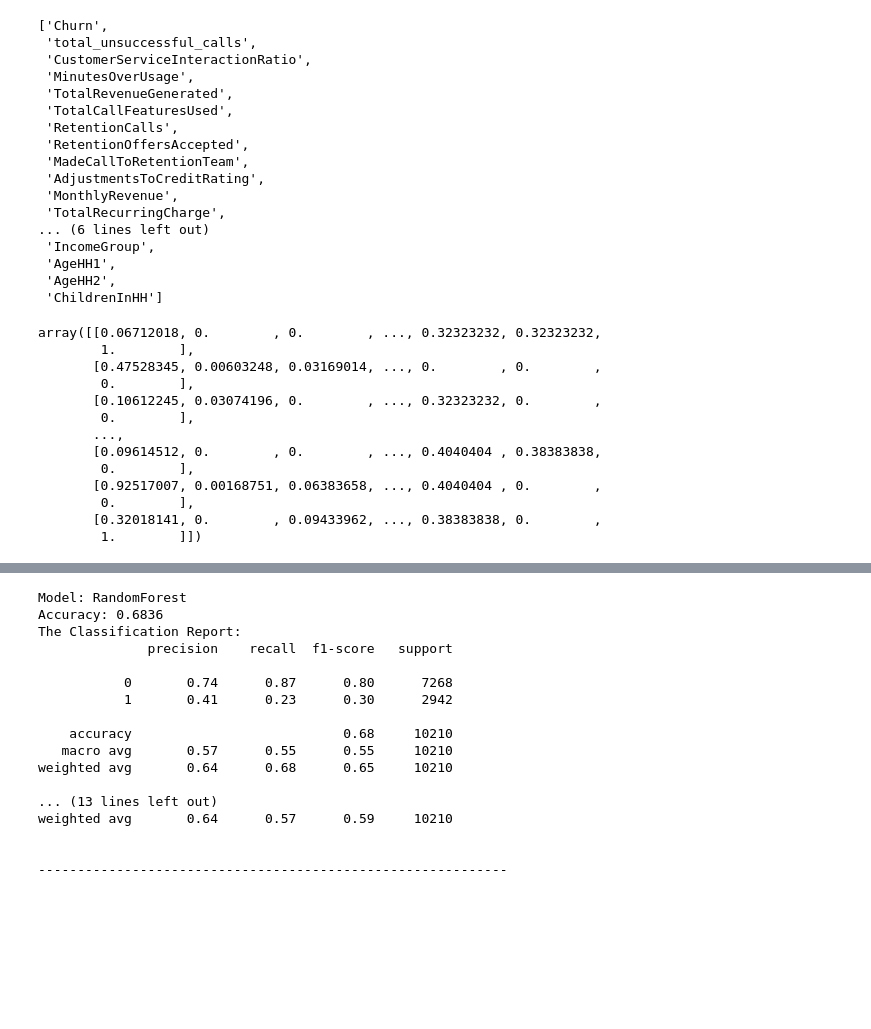
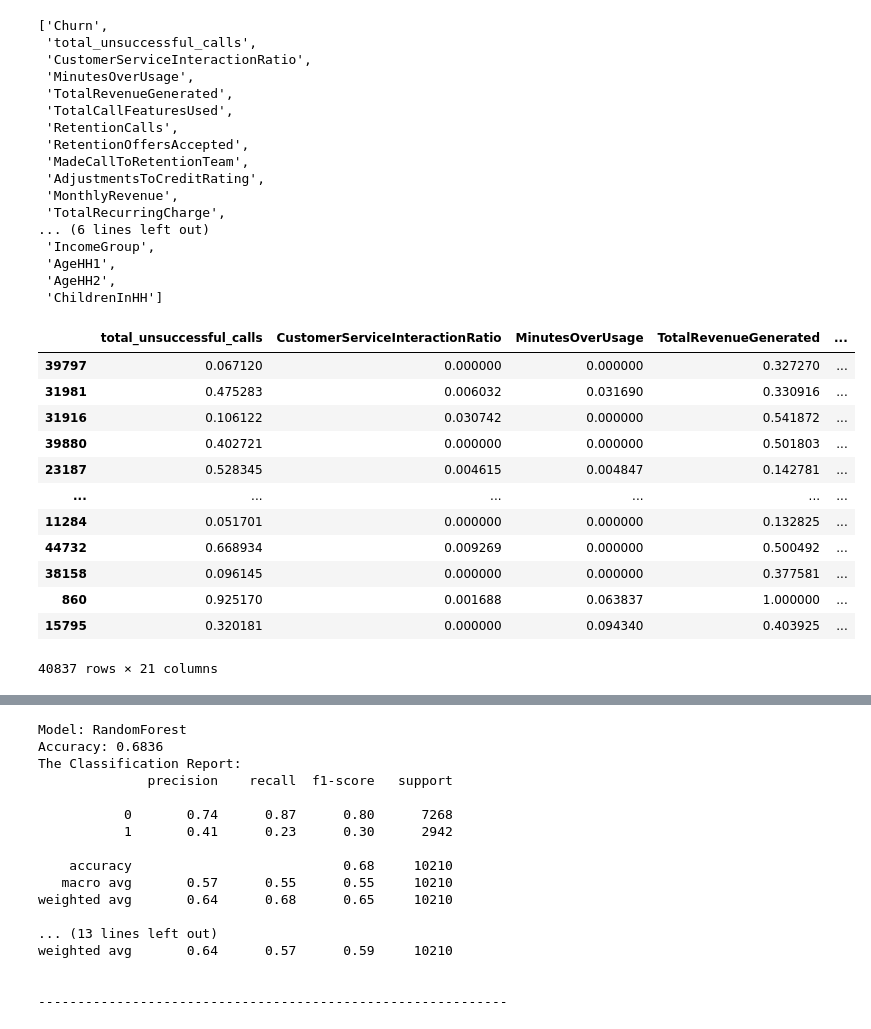
Before and after one commit to Chukwuebuka-2003/ispmodelchurn, a Jupyter notebook: model.ipynb, the cells around one changed output, grey strips where cells are left out. Drawn from its saved outputs; the diff is of its cells as text; code cells hidden in the pictures; blank space fills up the shorter version.

```diff
--- a/model.ipynb
+++ b/model.ipynb
@@ -1094,19 +1086,45 @@ X_test_scaled = preprocessor.transform(X_test)
-# %%
-X_train_scaled
-# %% [output]
-array([[0.06712018, 0.        , 0.        , ..., 0.32323232, 0.32323232,
-        1.        ],
-       [0.47528345, 0.00603248, 0.03169014, ..., 0.        , 0.        ,
-        0.        ],
-       [0.10612245, 0.03074196, 0.        , ..., 0.32323232, 0.        ,
-        0.        ],
-       ...,
-       [0.09614512, 0.        , 0.        , ..., 0.4040404 , 0.38383838,
-        0.        ],
-       [0.92517007, 0.00168751, 0.06383658, ..., 0.4040404 , 0.        ,
-        0.        ],
-       [0.32018141, 0.        , 0.09433962, ..., 0.38383838, 0.        ,
-        1.        ]])
+# %%
+scaler = MinMaxScaler()
+
+
+X_train_scaled = scaler.fit_transform(X_train)
+
+X_test_scaled = scaler.transform(X_test)
+# %%
+numerical_features = ['total_unsuccessful_calls', 'CustomerServiceInteractionRatio', 'MinutesOverUsage',
+                     'TotalRevenueGenerated', 'TotalCallFeaturesUsed', 'MonthlyRevenue', 'TotalRecurringCharge',
+                     'OverageMinutes', 'MonthsInService', 'PercChangeMinutes', 'PercChangeRevenues',
+                     'HandsetPrice']
+label_encoded_features = ['CreditRating', 'IncomeGroup', 'AgeHH1', 'AgeHH2', 'ChildrenInHH']
+binary_features = ['RetentionCalls', 'RetentionOffersAccepted', 'MadeCallToRetentionTeam', 'AdjustmentsToCreditRating']
+# %%
+X_train_scaled = scaler.fit_transform(X_train[numerical_features + label_encoded_features])
+X_test_scaled = scaler.transform(X_test[numerical_features + label_encoded_features])
+
+
+X_train_scaled = pd.DataFrame(X_train_scaled, index=X_train.index, columns = numerical_features + label_encoded_features)
+X_test_scaled = pd.DataFrame(X_test_scaled, index=X_test.index, columns = numerical_features + label_encoded_features)
+
+
+# Combine Preprocessed Features (including the binary features that don't need any transformation
+X_train_preprocessed = pd.concat([X_train_scaled, X_train[binary_features]], axis=1)
+X_test_preprocessed = pd.concat([X_test_scaled, X_test[binary_features]], axis=1)
+# %%
+X_train_preprocessed
+# %% [output]
+|  | total_unsuccessful_calls | CustomerServiceInteractionRatio | MinutesOverUsage | TotalRevenueGenerated | ... |
+| 39797 | 0.067120 | 0.000000 | 0.000000 | 0.327270 | ... |
+| 31981 | 0.475283 | 0.006032 | 0.031690 | 0.330916 | ... |
+| 31916 | 0.106122 | 0.030742 | 0.000000 | 0.541872 | ... |
+| 39880 | 0.402721 | 0.000000 | 0.000000 | 0.501803 | ... |
+| 23187 | 0.528345 | 0.004615 | 0.004847 | 0.142781 | ... |
+| ... | ... | ... | ... | ... | ... |
+| 11284 | 0.051701 | 0.000000 | 0.000000 | 0.132825 | ... |
+| 44732 | 0.668934 | 0.009269 | 0.000000 | 0.500492 | ... |
+| 38158 | 0.096145 | 0.000000 | 0.000000 | 0.377581 | ... |
+| 860 | 0.925170 | 0.001688 | 0.063837 | 1.000000 | ... |
+| 15795 | 0.320181 | 0.000000 | 0.094340 | 0.403925 | ... |
+40837 rows × 21 columns
 # %%
 # train and evaluate each model
 from sklearn.pipeline import Pipeline
```
Also changed, not shown: parts of 8 cells of this notebook.
